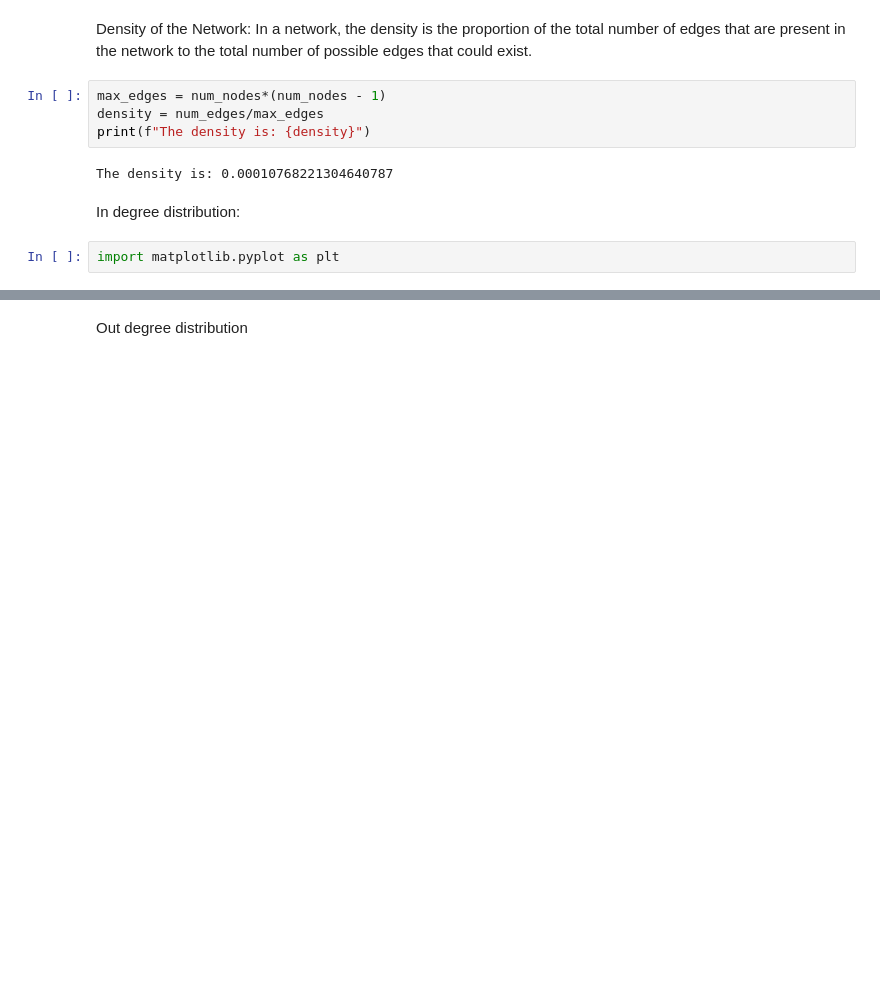
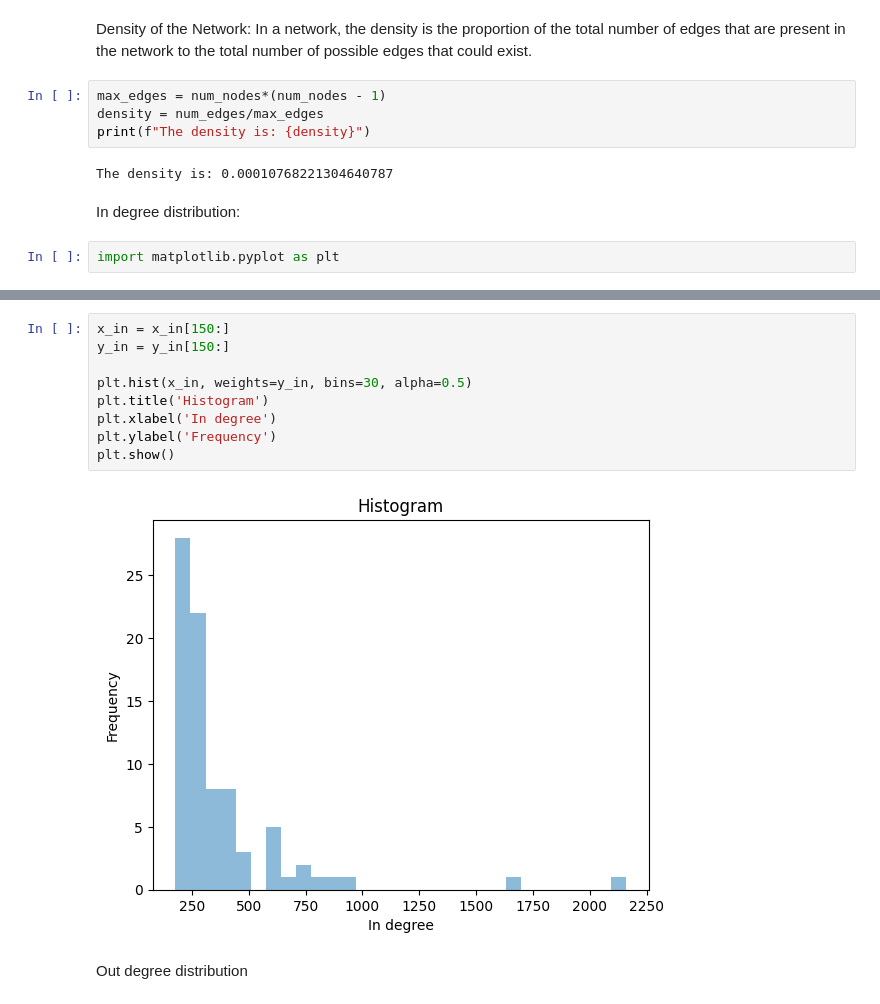
Before and after one commit to alnandorizki/Graph-Analysis-of-Social-Media-Links, a Jupyter notebook: IR_A3_Q1.ipynb, the cells around one changed output, grey strips where cells are left out. Drawn from its saved outputs; the diff is of its cells as text; blank space fills up the shorter version.

```diff
--- a/IR_A3_Q1.ipynb
+++ b/IR_A3_Q1.ipynb
@@ -148,3 +176,14 @@ import matplotlib.pyplot as plt
+# %%
+x_in = x_in[150:]
+y_in = y_in[150:]
+
+plt.hist(x_in, weights=y_in, bins=30, alpha=0.5)
+plt.title('Histogram')
+plt.xlabel('In degree')
+plt.ylabel('Frequency')
+plt.show()
+# %% [output]
+[figure, added]
 # %% [markdown]
 Out degree distribution
 # %%
```
Also changed, not shown: parts of 4 cells of this notebook.
